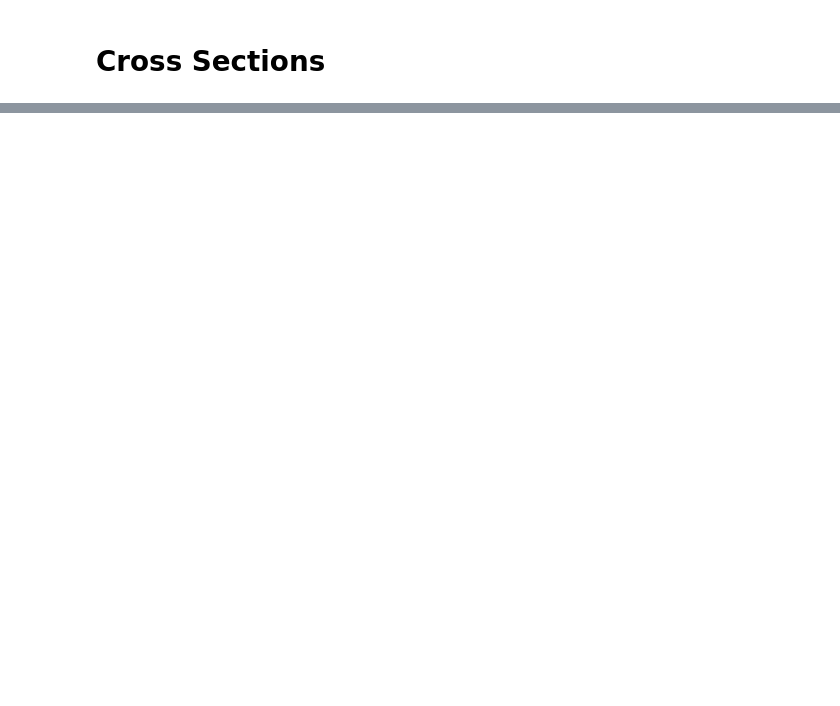
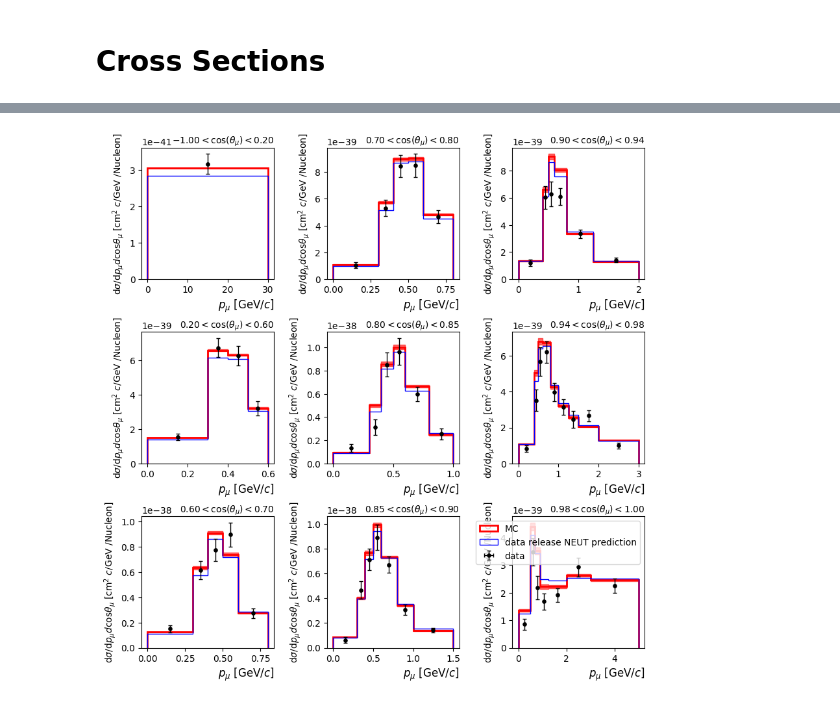
Before and after one commit to NUISANCEMC/nuisance3, a Jupyter notebook: notebooks/t2konoffaxis.ipynb, the cells around one changed output, grey strips where cells are left out. Drawn from its saved outputs; the diff is of its cells as text; code cells hidden in the pictures; blank space fills up the shorter version.

```diff
--- a/notebooks/t2konoffaxis.ipynb
+++ b/notebooks/t2konoffaxis.ipynb
@@ -108,4 +128,4 @@ if not evs_offax:
 # %%
-analysis_path = pn.hepdata.get_local_path_to_resource("analysis.cxx", **resource_context)
+analysis_path = pn.hpd.get_local_path_to_resource("analysis.cxx", **reference)[1]
 pps.load_file(analysis_path)
 print(analysis_path)
@@ -112,8 +134,12 @@ print(analysis_path)
 # %%
-onax_sel = pn.hepdata.get_selection_function(onax_doc)
-onax_proj_names, onax_proj_funcs = pn.hepdata.get_projection_functions(onax_doc)
+onax_sel = pps.select.get(onax_quals["select"])
+
+onax_proj_names = pn.hpd.get_independent_variables("cross_section-onaxis",**reference)
+onax_proj_funcs = [ pps.project.get(onax_quals["project:%s" % x]) for x in onax_proj_names ]
 print(onax_proj_names)
 
-offax_sel = pn.hepdata.get_selection_function(offax_doc)
-offax_proj_names, offax_proj_funcs = pn.hepdata.get_projection_functions(offax_doc)
+offax_sel = pps.select.get(offax_quals["select"])
+
+offax_proj_names = pn.hpd.get_independent_variables("cross_section-offaxis",**reference)
+offax_proj_funcs = [ pps.project.get(offax_quals["project:%s" % x]) for x in offax_proj_names ]
 print(offax_proj_names)
@@ -121,11 +150,11 @@ print(offax_proj_names)
 # build data frames from the input files, events that fail the selection do not
 #  produce rows in the data frame. Columns are populated with the projection
 #  functions that we JIT'd from the analysis.cxx
-fg_onax = pn.EventFrameGen(evs_onax).filter(onax_sel[1])
+fg_onax = pn.EventFrameGen(evs_onax).filter(onax_sel)
 for fn,f in zip(onax_proj_names, onax_proj_funcs):
     fg_onax.add_column(fn, f)
 
-fg_offax = pn.EventFrameGen(evs_offax).filter(offax_sel[1])
+fg_offax = pn.EventFrameGen(evs_offax).filter(offax_sel)
 for fn,f in zip(offax_proj_names, offax_proj_funcs):
     fg_offax.add_column(fn, f)
 # %%
@@ -140,6 +198,3 @@ pl_df
-# %%
-onax_data = pn.hepdata.make_BinnedValues(onax_doc)
-offax_data = pn.hepdata.make_BinnedValues(offax_doc)
 # %%
 ctheta_bins = onax_data.project(1).binning.bins
 
@@ -175,5 +232,5 @@ fig.show()
 # %%
-ctheta_bins = offax_data.project(0).binning.bins
+ctheta_bins = offax_data.project(1).binning.bins
 
 #make a fillable histogram from the data
 offax_mc = offax_data.make_HistFrame()
@@ -184,33 +241,35 @@ sf = fg_offax.norm_info().fatx_per_sumweights() * (1E-36) /12
 
 #scale it to the right units
 offax_mc.sumweights = offax_mc.sumweights * sf
 offax_mc.variances = offax_mc.variances * (sf**2)
 
 offax_pred = offax_mc.finalise(True)
 
 fig, axes = plt.subplots(3,3, figsize=(10,10), gridspec_kw={"hspace":0.4,"wspace":0.4})
 
 for i in range(len(ctheta_bins)):
     ax = axes[i%3,i//3]
-    xsl_data = offax_data.slice(0, ctheta_bins[i][0].low)
-    xsl_pred = offax_pred.slice(0, ctheta_bins[i][0].low)
+    xsl_data = offax_data.slice(1, ctheta_bins[i][0].low)
+    xsl_pred = offax_pred.slice(1, ctheta_bins[i][0].low)
 
     #remove overflow bin if its not the only bin
     if len(xsl_data.binning.bins) > 1:
         xsl_data = xsl_data.slice(0,[0,5],True)
         xsl_pred = xsl_pred.slice(0,[0,5],True)
 
     xsl_pred.mpl().hist(plot_axis=ax, color="#F00", histtype="step", linewidth=2, errorband_color="#F009", label="MC")
     xsl_data.mpl().hist(plot_axis=ax, color="#00F", label="data release NEUT prediction", column="cross_section_neut-prediction", histtype="step")
     xsl_data.mpl().errorbar(plot_axis=ax, marker=".", markersize=7.5, color="#000", label="data", linewidth=0, elinewidth=1, capsize=2.5)
     ax.set_xlabel(r"$p_\mu$ [GeV/$c$]", loc="right", fontsize="large")
     ax.set_ylabel(r"$\text{d}\sigma/\text{d}p_{\mu}d\text{cos}\theta_\mu\ [\text{cm}^{2}\ c/\text{GeV}\ /\text{Nucleon}]$", fontsize="medium")
     ax.tick_params(axis='x', labelsize="medium")
     ax.tick_params(axis='y', labelsize="medium")
 
     ax.text(1, 1.03, r"$%.2f < \text{cos}(\theta_\mu) < %.2f$" % (ctheta_bins[i][0].low,ctheta_bins[i][0].high),
             horizontalalignment="right", transform=ax.transAxes, fontsize="medium")
 
 plt.legend()
 plt.show()
+# %% [output]
+[figure, added]
 # %%
```
Also changed, not shown: parts of 13 cells of this notebook, 3 other files.
